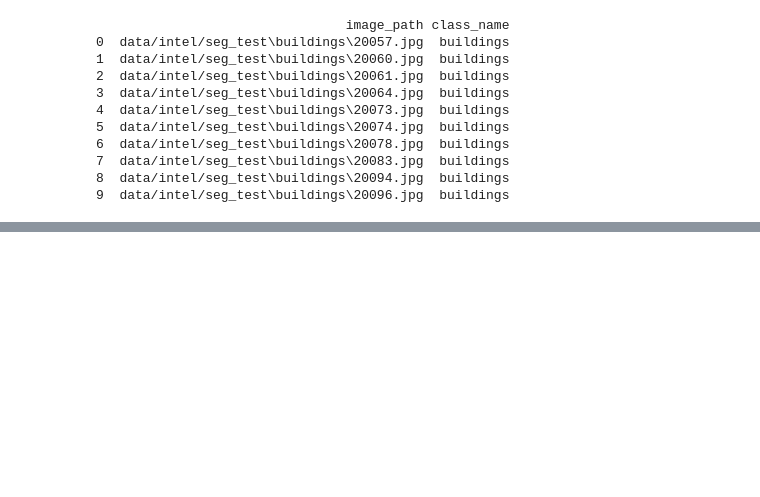
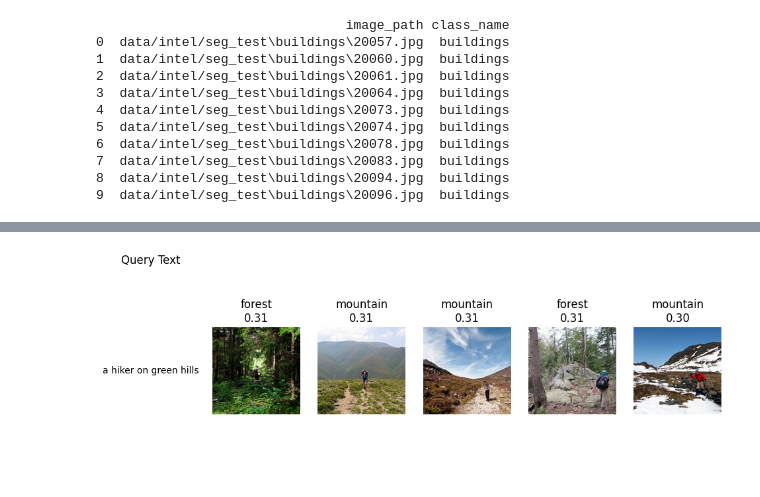
Before and after one commit to shashwatsrv/image-search, a Jupyter notebook: search_s2.ipynb, the cells around one changed output, grey strips where cells are left out. Drawn from its saved outputs; the diff is of its cells as text; code cells hidden in the pictures; blank space fills up the shorter version.

```diff
--- a/search_s2.ipynb
+++ b/search_s2.ipynb
@@ -26,0 +69,5 @@ print(df.head(10))
+# %%
+results = search("a hiker on green hills")
+show_results("a hiker on green hills", results)
+# %% [output]
+[figure, added]
```
Also changed, not shown: parts of 12 cells of this notebook, 2 other files.
